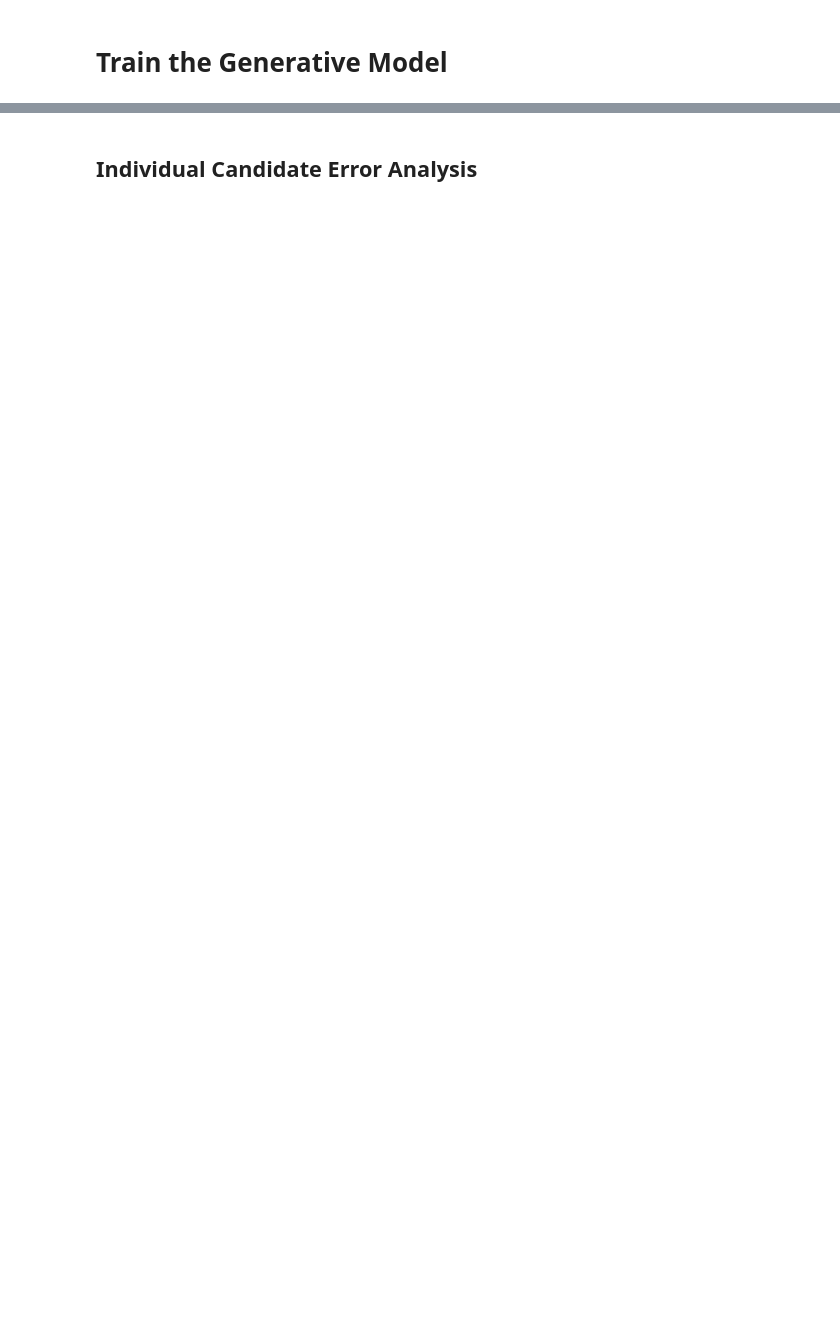
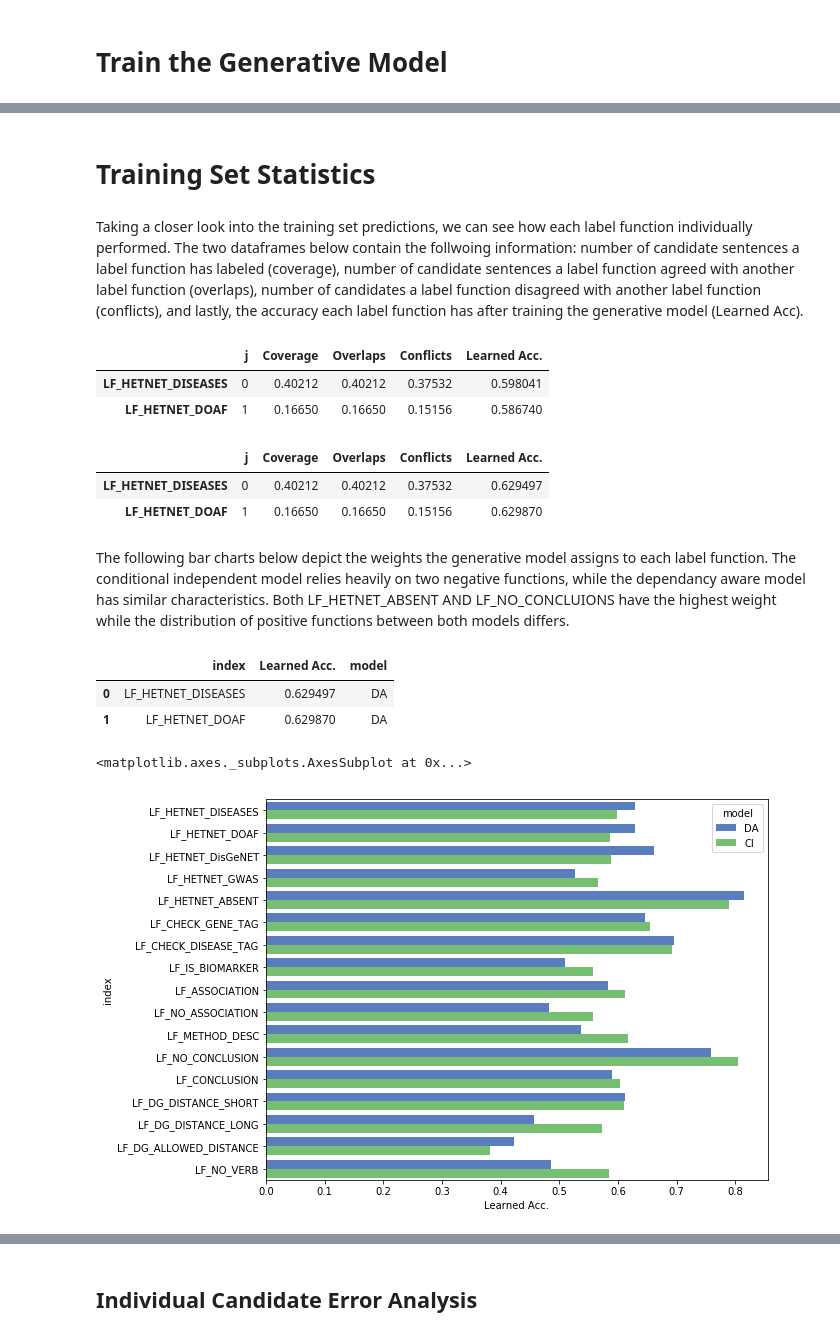
Before and after one commit to greenelab/snorkeling, a Jupyter notebook: All_Relationships/3.model-label-functions.ipynb, the cells around one changed output, grey strips where cells are left out. Cells and saved outputs as stored; diff of their text form; code cells hidden in the pictures; blank space fills up the shorter version.

```diff
--- a/All_Relationships/3.model-label-functions.ipynb
+++ b/All_Relationships/3.model-label-functions.ipynb
@@ -215 +180,5 @@ learned_stats_df
+# %%
+# Generate Statistics of Generative Model
+indep_learned_stats_df = indep_gen_model.learned_lf_stats()
+learned_stats_df = gen_model.learned_lf_stats()
 # %%
@@ -236,0 +207,37 @@ L_dev.lf_stats(session, L_gold_dev[L_gold_dev!=0].T, gen_model.learned_lf_stats(
+# %% [markdown]
+# Training Set Statistics
+# %% [markdown]
+Taking a closer look into the training set predictions, we can see how each label function individually performed. The two dataframes below contain the follwoing information: number of candidate sentences a label function has labeled (coverage), number of candidate sentences a label function agreed with another label function (overlaps), number of candidates a label function disagreed with another label function (conflicts), and lastly, the accuracy each label function has after training the generative model (Learned Acc).
+# %%
+indep_results_df = L_train.lf_stats(session, est_accs=indep_learned_stats_df['Accuracy'])
+indep_results_df.head(2)
+# %% [output]
+|  | j | Coverage | Overlaps | Conflicts | Learned Acc. |
+| LF_HETNET_DISEASES | 0 | 0.40212 | 0.40212 | 0.37532 | 0.598041 |
+| LF_HETNET_DOAF | 1 | 0.16650 | 0.16650 | 0.15156 | 0.586740 |
+# %%
+results_df = L_train.lf_stats(session, est_accs=learned_stats_df['Accuracy'])
+results_df.head(2)
+# %% [output]
+|  | j | Coverage | Overlaps | Conflicts | Learned Acc. |
+| LF_HETNET_DISEASES | 0 | 0.40212 | 0.40212 | 0.37532 | 0.629497 |
+| LF_HETNET_DOAF | 1 | 0.16650 | 0.16650 | 0.15156 | 0.629870 |
+# %% [markdown]
+The following bar charts below depict the weights the generative model assigns to each label function. The conditional independent model relies heavily on two negative functions, while the dependancy aware model has similar characteristics. Both LF_HETNET_ABSENT AND LF_NO_CONCLUIONS have the highest weight while the distribution of positive functions between both models differs.
+# %%
+test_df = pd.concat([
+    results_df[["Learned Acc."]].assign(model="DA"),
+    indep_results_df[["Learned Acc."]].assign(model="CI"),
+])
+test_df = test_df.reset_index()
+test_df.head(2)
+# %% [output]
+|  | index | Learned Acc. | model |
+| 0 | LF_HETNET_DISEASES | 0.629497 | DA |
+| 1 | LF_HETNET_DOAF | 0.629870 | DA |
+# %%
+fig, ax = plt.subplots(figsize=(9,7))
+sns.barplot(ax=ax,y="index", x="Learned Acc.", hue="model", data=test_df, palette=sns.color_palette("muted"))
+# %% [output]
+<matplotlib.axes._subplots.AxesSubplot at 0x...>
+[figure, added]
```
Also changed, not shown: parts of 65 cells of this notebook, 2 other files.
